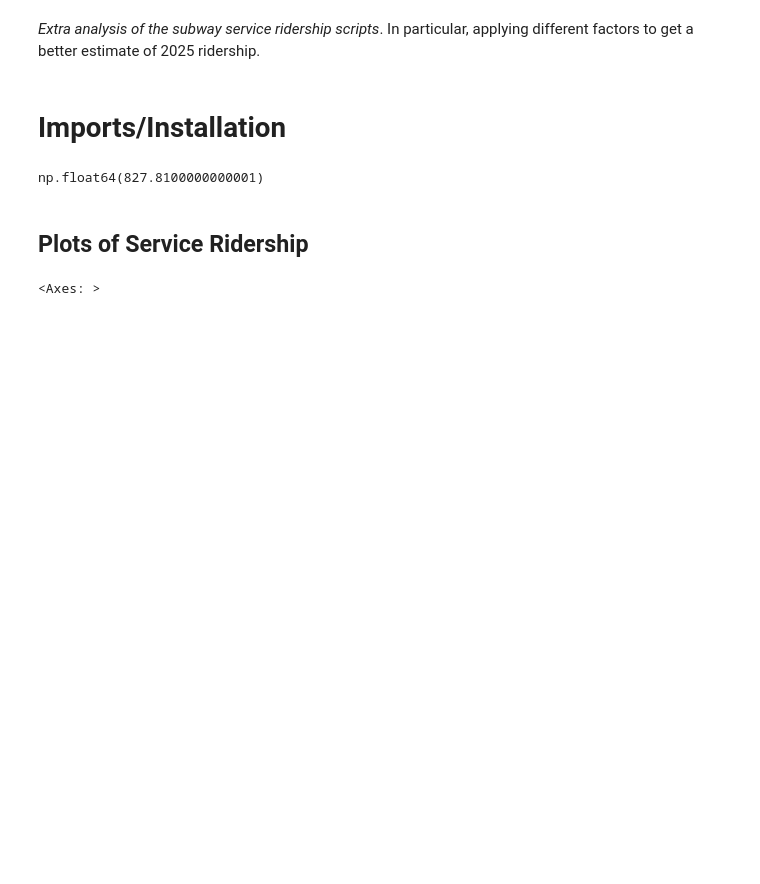
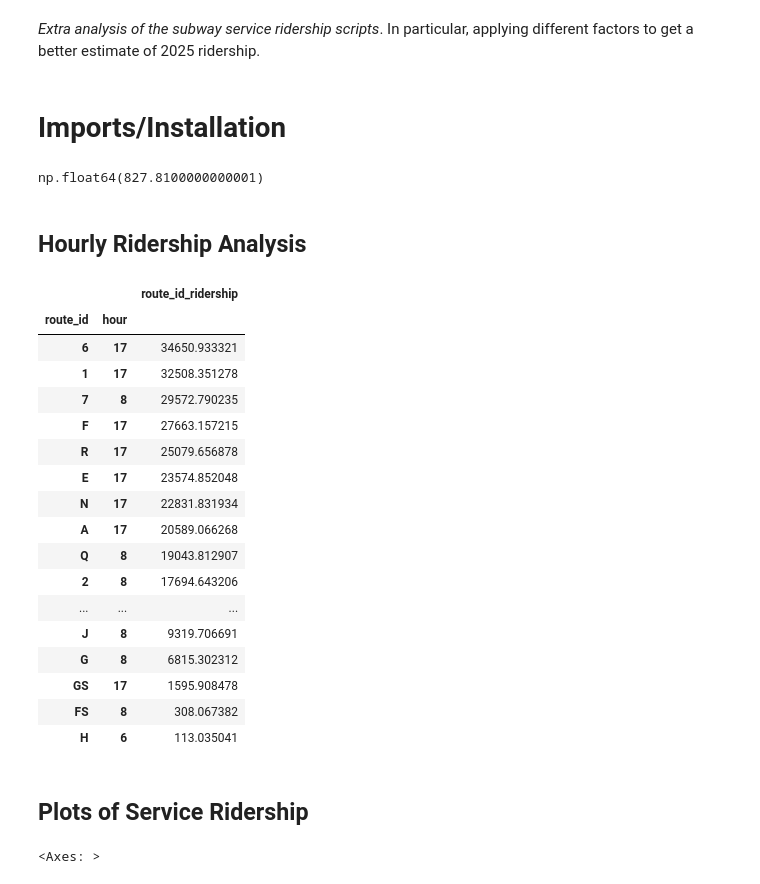
Before and after one commit to gregfeliu/NYC-Subway-Frequencies, a Jupyter notebook: Notebooks_Ridership/1a.Subway_Service_Ridership_Analysis.ipynb, the cells around one changed output. Saved outputs shown, nothing was run; the diff lists cells and outputs as text; code cells hidden in the pictures; blank space fills up the shorter version.

```diff
--- a/Notebooks_Ridership/1a.Subway_Service_Ridership_Analysis.ipynb
+++ b/Notebooks_Ridership/1a.Subway_Service_Ridership_Analysis.ipynb
@@ -24,6 +24,7 @@ orig_stations_df = orig_stations_df.drop(columns=['Division', 'ADA', 'ADA Northb
                                                 , 'North Direction Label', 'South Direction Label'])
 # %%
 yearly_ridership = pd.read_csv("../saved_data/routes_yearly_ridership.csv", index_col=0)
+day_hour_ridership = pd.read_csv("../saved_data/routes_day_hour_ridership.csv", index_col=0)
 # %%
 # 2.189 billion unlinked riders in 2025
 # 827 MM riders in A Division (34%)
@@ -31,6 +32,35 @@ yearly_ridership[yearly_ridership['route_id'].isin(['1', '2', '3', '4', '5', '6'
 # yearly_ridership
 # %% [output]
 np.float64(827.8100000000001)
+# %% [markdown]
+## Hourly Ridership Analysis
+# %%
+# which service is most slammed at peak times? (6-9, 15-18)
+day_hour_ridership_weekday = day_hour_ridership[(day_hour_ridership['day_of_week']=='Weekday')&(day_hour_ridership['hour'].isin([6,7,8,15,16,17,18]))]
+rush_hour_ridership = pd.DataFrame(day_hour_ridership_weekday.groupby(['route_id', 'hour'])['route_id_ridership'].sum())
+# %%
+# only keeping rows with max ridership (https://stackoverflow.com/questions/43899886/how-do-i-just-keep-the-rows-with-the-maximum-value-in-a-column-for-items-of-the)
+max_rush_hour_ridership = rush_hour_ridership.loc[rush_hour_ridership.groupby('route_id')['route_id_ridership'].idxmax()]
+max_rush_hour_ridership.sort_values(by='route_id_ridership', ascending=False)
+# %% [output]
+|  |  | route_id_ridership |
+| route_id | hour |  |
+| 6 | 17 | 34650.933321 |
+| 1 | 17 | 32508.351278 |
+| 7 | 8 | 29572.790235 |
+| F | 17 | 27663.157215 |
+| R | 17 | 25079.656878 |
+| E | 17 | 23574.852048 |
+| N | 17 | 22831.831934 |
+| A | 17 | 20589.066268 |
+| Q | 8 | 19043.812907 |
+| 2 | 8 | 17694.643206 |
+| ... | ... | ... |
+| J | 8 | 9319.706691 |
+| G | 8 | 6815.302312 |
+| GS | 17 | 1595.908478 |
+| FS | 8 | 308.067382 |
+| H | 6 | 113.035041 |
 # %% [markdown]
 ## Plots of Service Ridership
 # %%
```
Also changed, not shown: parts of 1 cell of this notebook, 1 other file.
